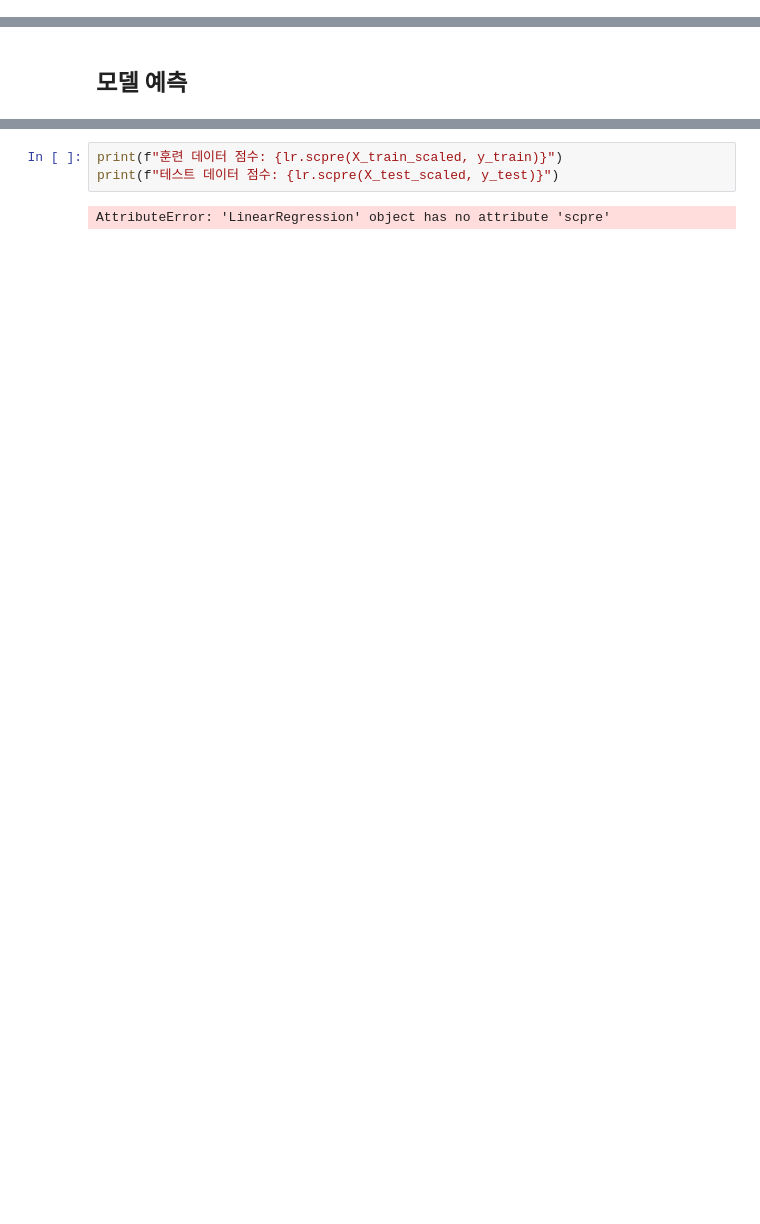
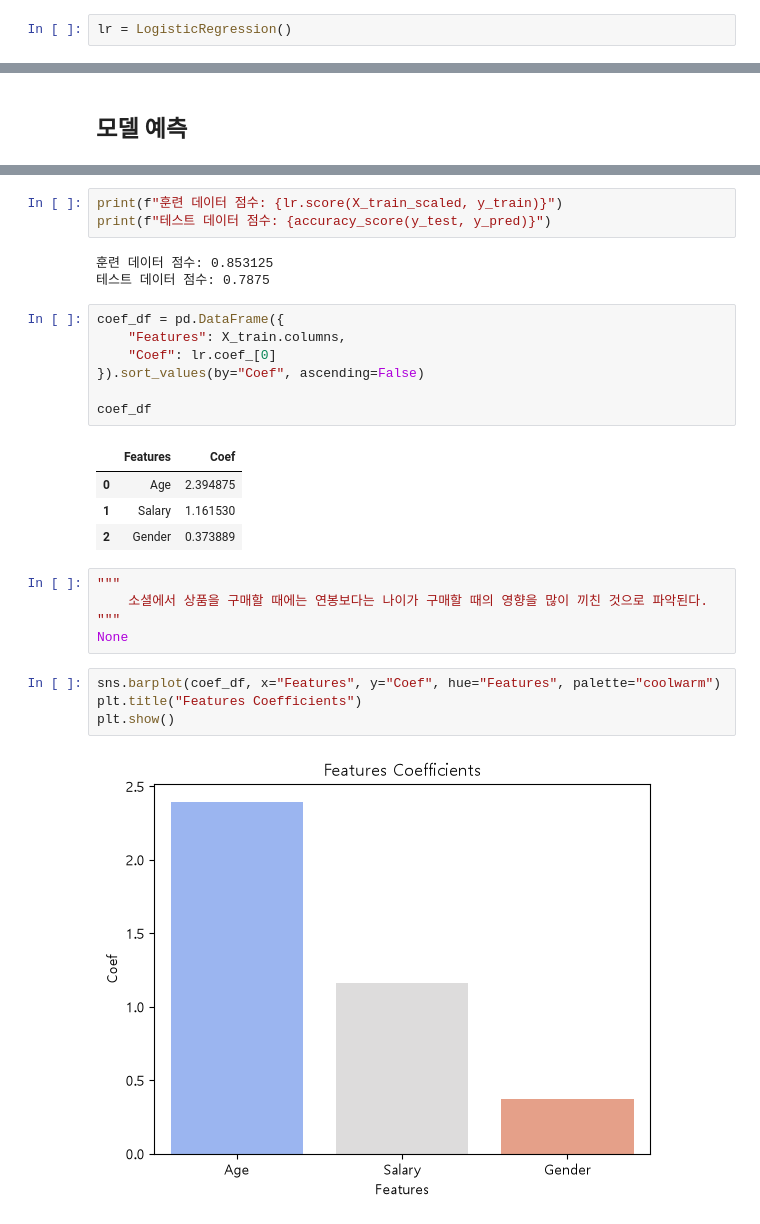
Before and after one commit to Seu1k2/kdt_ml, a Jupyter notebook: 7. LinearRegression, LogisticRegression(선형회귀, 이진분류).ipynb, the cells around one changed output, grey strips where cells are left out. Cells and saved outputs as stored; diff of their text form; blank space fills up the shorter version.

```diff
--- a/7. LinearRegression, LogisticRegression(선형회귀, 이진분류).ipynb
+++ b/7. LinearRegression, LogisticRegression(선형회귀, 이진분류).ipynb
@@ -197,3 +192,5 @@ plt.show()
+# %%
+lr = LogisticRegression()
 # %% [markdown]
 ## 모델 학습
 # %%
@@ -227,5 +218,29 @@ array([ 0.59342567,  0.53537234, -0.11209443,  0.25042671, -0.09735752,
 # %%
-print(f"훈련 데이터 점수: {lr.scpre(X_train_scaled, y_train)}")
-print(f"테스트 데이터 점수: {lr.scpre(X_test_scaled, y_test)}")
+print(f"훈련 데이터 점수: {lr.score(X_train_scaled, y_train)}")
+print(f"테스트 데이터 점수: {accuracy_score(y_test, y_pred)}")
 # %% [output]
-AttributeError: 'LinearRegression' object has no attribute 'scpre'
+훈련 데이터 점수: 0.853125
+테스트 데이터 점수: 0.7875
+# %%
+coef_df = pd.DataFrame({
+    "Features": X_train.columns,
+    "Coef": lr.coef_[0]
+}).sort_values(by="Coef", ascending=False)
+
+coef_df
+# %% [output]
+|  | Features | Coef |
+| 0 | Age | 2.394875 |
+| 1 | Salary | 1.161530 |
+| 2 | Gender | 0.373889 |
+# %%
+"""
+    소셜에서 상품을 구매할 때에는 연봉보다는 나이가 구매할 때의 영향을 많이 끼친 것으로 파악된다.
+"""
+None
+# %%
+sns.barplot(coef_df, x="Features", y="Coef", hue="Features", palette="coolwarm")
+plt.title("Features Coefficients")
+plt.show()
+# %% [output]
+[figure, added]
```
Also changed, not shown: parts of 39 cells of this notebook, 3 other files.
